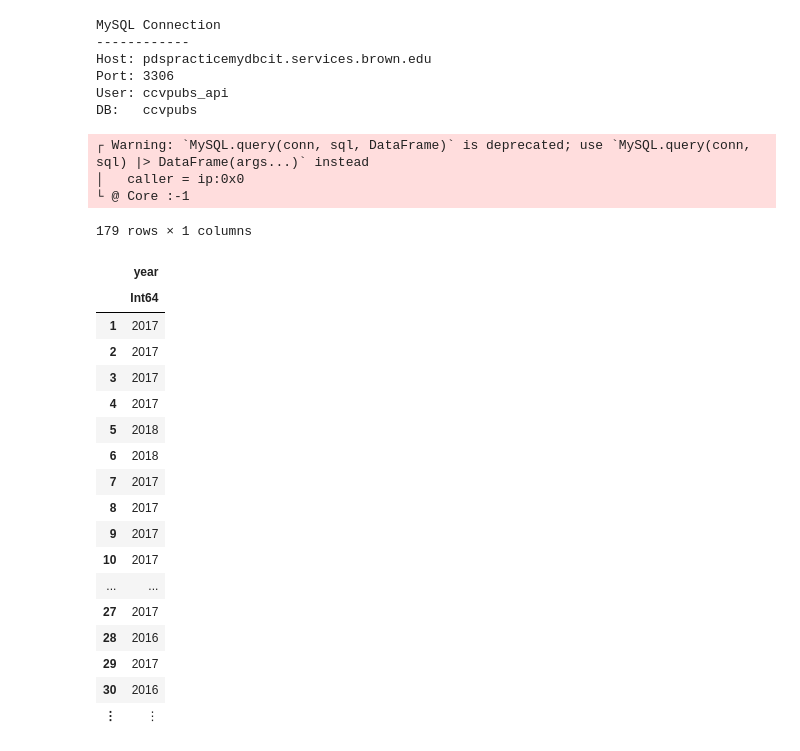
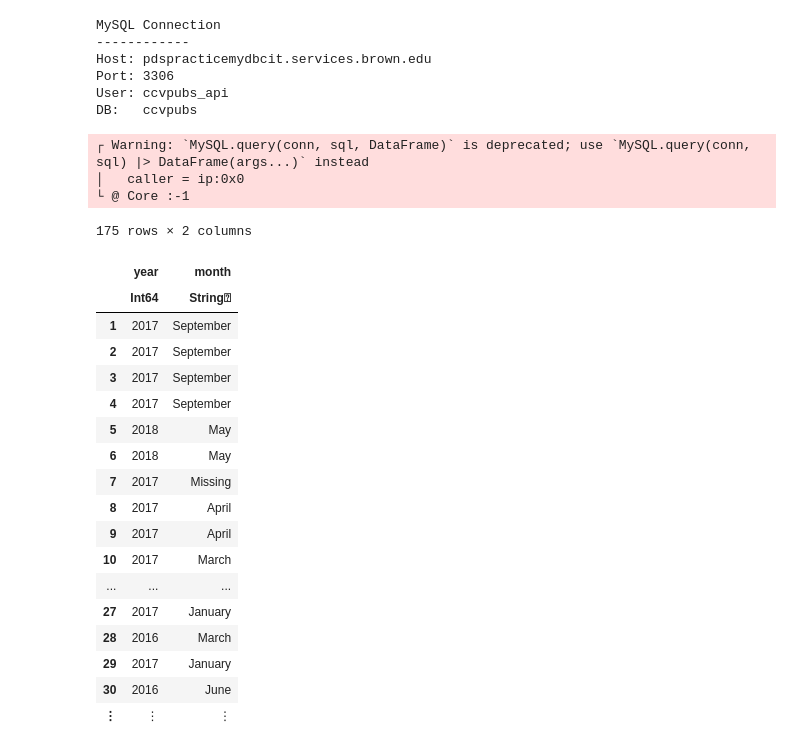
Before and after one commit to brown-ccv/ccv-pubs-frontend, a Jupyter notebook: pubsVisualizations.ipynb, the cells around one changed output. Saved outputs shown, nothing was run; the diff lists cells and outputs as text; code cells hidden in the pictures.

```diff
--- a/pubsVisualizations.ipynb
+++ b/pubsVisualizations.ipynb
@@ -32,31 +32,46 @@ Host: pdspracticemydbcit.services.brown.edu
 Port: 3306
 User: ccvpubs_api
 DB:   ccvpubs
-# %%
-data = MySQL.query(conn, """SELECT * FROM pubsNew;""", DataFrame)
-small_data = DataFrame( year = parse.(Int, data[!, :year]))
-# %% [output]
-┌ Warning: `MySQL.query(conn, sql, DataFrame)` is deprecated; use `MySQL.query(conn, sql) |> DataFrame(args...)` instead
-│   caller = ip:0x0
-└ @ Core :-1
-179 rows × 1 columns
-|  | year |
-|  | Int64 |
-| 1 | 2017 |
-| 2 | 2017 |
-| 3 | 2017 |
-| 4 | 2017 |
-| 5 | 2018 |
-| 6 | 2018 |
-| 7 | 2017 |
-| 8 | 2017 |
-| 9 | 2017 |
-| 10 | 2017 |
-| ... | ... |
-| 27 | 2017 |
-| 28 | 2016 |
-| 29 | 2017 |
-| 30 | 2016 |
-| ⋮ | ⋮ |
+# %%
+data = MySQL.query(conn, """SELECT * FROM pubsNew;""", DataFrame)
+small_data = DataFrame( year = parse.(Int, data[!, :year]), month = data[!, :month])
+
+rows = eachrow(small_data)
+
+for row in rows
+    if row.month[1] == '0'
+        row.month = string(row.month[2])
+    end
+    if row.month != "Missing"
+        row.month = string(Dates.monthname(parse(Int,row.month[1])))
+    else
+        row.month = "Missing"
+    end
+end
+
+small_data
+# %% [output]
+┌ Warning: `MySQL.query(conn, sql, DataFrame)` is deprecated; use `MySQL.query(conn, sql) |> DataFrame(args...)` instead
+│   caller = ip:0x0
+└ @ Core :-1
+175 rows × 2 columns
+|  | year | month |
+|  | Int64 | String⍰ |
+| 1 | 2017 | September |
+| 2 | 2017 | September |
+| 3 | 2017 | September |
+| 4 | 2017 | September |
+| 5 | 2018 | May |
+| 6 | 2018 | May |
+| 7 | 2017 | Missing |
+| 8 | 2017 | April |
+| 9 | 2017 | April |
+| 10 | 2017 | March |
+| ... | ... | ... |
+| 27 | 2017 | January |
+| 28 | 2016 | March |
+| 29 | 2017 | January |
+| 30 | 2016 | June |
+| ⋮ | ⋮ | ⋮ |
 # %%
 small_data |> Voyager();
```
Also changed, not shown: parts of 13 cells of this notebook.
